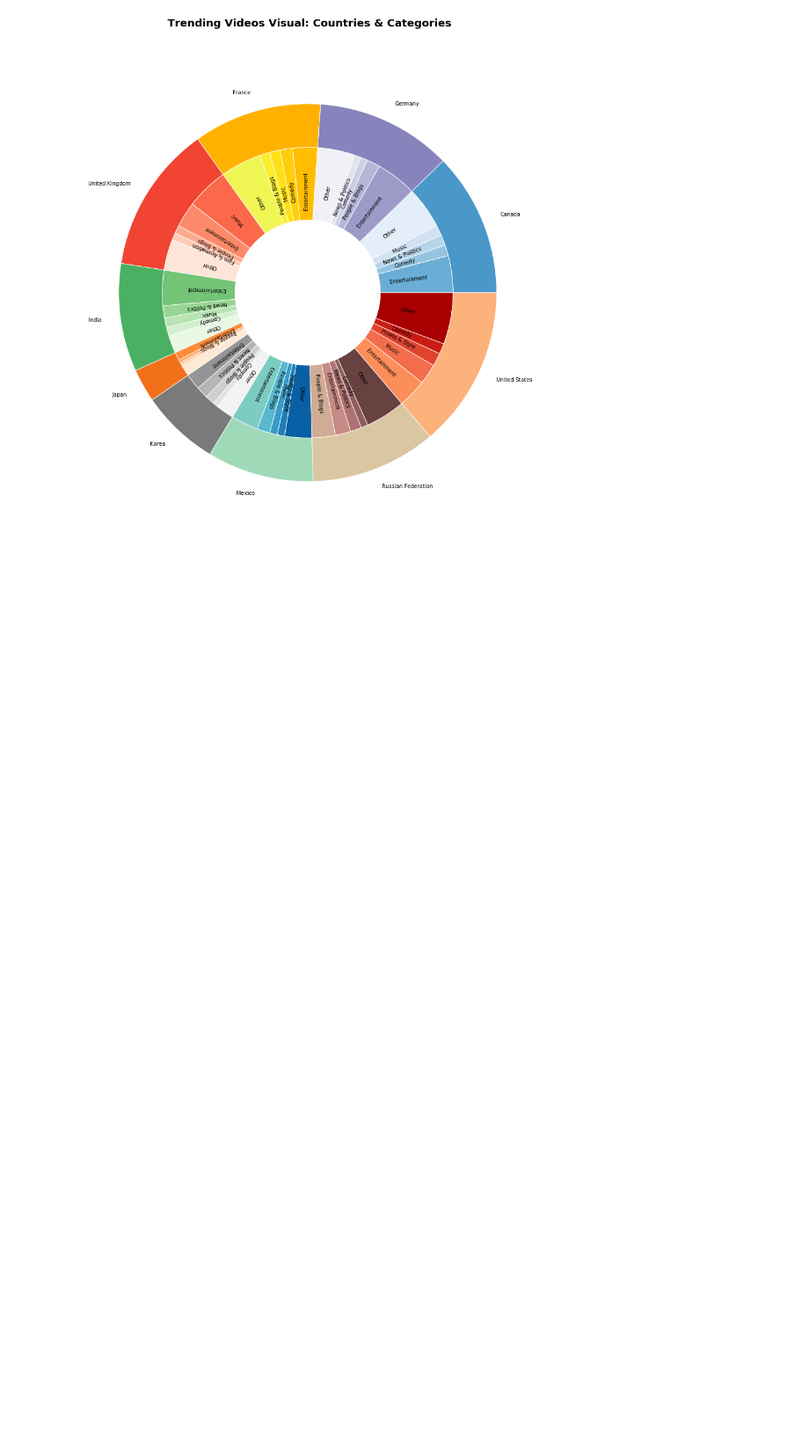
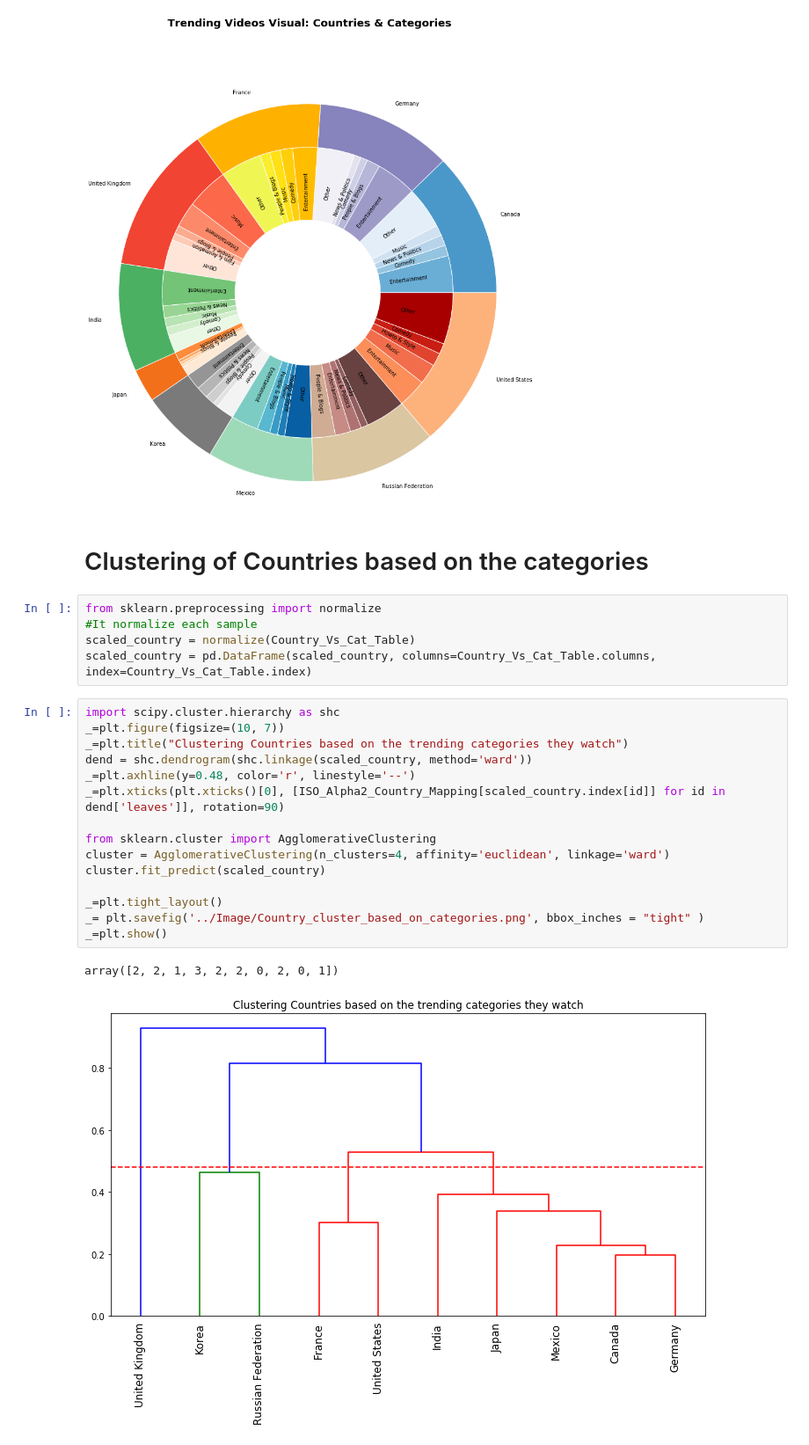
Before and after one commit to bnarath/YouTube_Trending, a Jupyter notebook: youtube-trending/Code/Language_Country_Category_Questions.ipynb, the cells around one changed output. Shown at 88% size. Saved outputs shown, nothing was run; the diff lists cells and outputs as text; blank space fills up the shorter version.

```diff
--- a/youtube-trending/Code/Language_Country_Category_Questions.ipynb
+++ b/youtube-trending/Code/Language_Country_Category_Questions.ipynb
@@ -292,3 +348,28 @@ _= plt.savefig('../Image/Cat1.png', bbox_inches = "tight" )
 _=plt.show()
 # %% [output]
 [figure]
+# %% [markdown]
+# Clustering of Countries based on the categories
+# %%
+from sklearn.preprocessing import normalize
+#It normalize each sample
+scaled_country = normalize(Country_Vs_Cat_Table)
+scaled_country = pd.DataFrame(scaled_country, columns=Country_Vs_Cat_Table.columns, index=Country_Vs_Cat_Table.index)
+# %%
+import scipy.cluster.hierarchy as shc
+_=plt.figure(figsize=(10, 7))
+_=plt.title("Clustering Countries based on the trending categories they watch")
+dend = shc.dendrogram(shc.linkage(scaled_country, method='ward'))
+_=plt.axhline(y=0.48, color='r', linestyle='--')
+_=plt.xticks(plt.xticks()[0], [ISO_Alpha2_Country_Mapping[scaled_country.index[id]] for id in dend['leaves']], rotation=90)
+
+from sklearn.cluster import AgglomerativeClustering
+cluster = AgglomerativeClustering(n_clusters=4, affinity='euclidean', linkage='ward')
+cluster.fit_predict(scaled_country)
+
+_=plt.tight_layout()
+_= plt.savefig('../Image/Country_cluster_based_on_categories.png', bbox_inches = "tight" )
+_=plt.show()
+# %% [output]
+array([2, 2, 1, 3, 2, 2, 0, 2, 0, 1])
+[figure, added]
```
Also changed, not shown: parts of 40 cells of this notebook, 13 other files.
